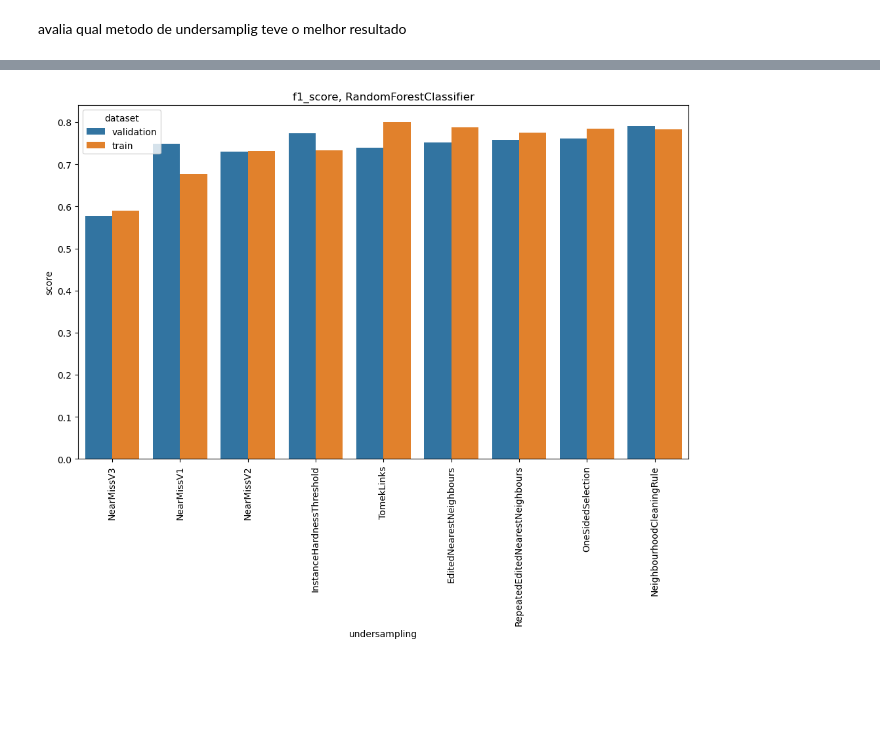
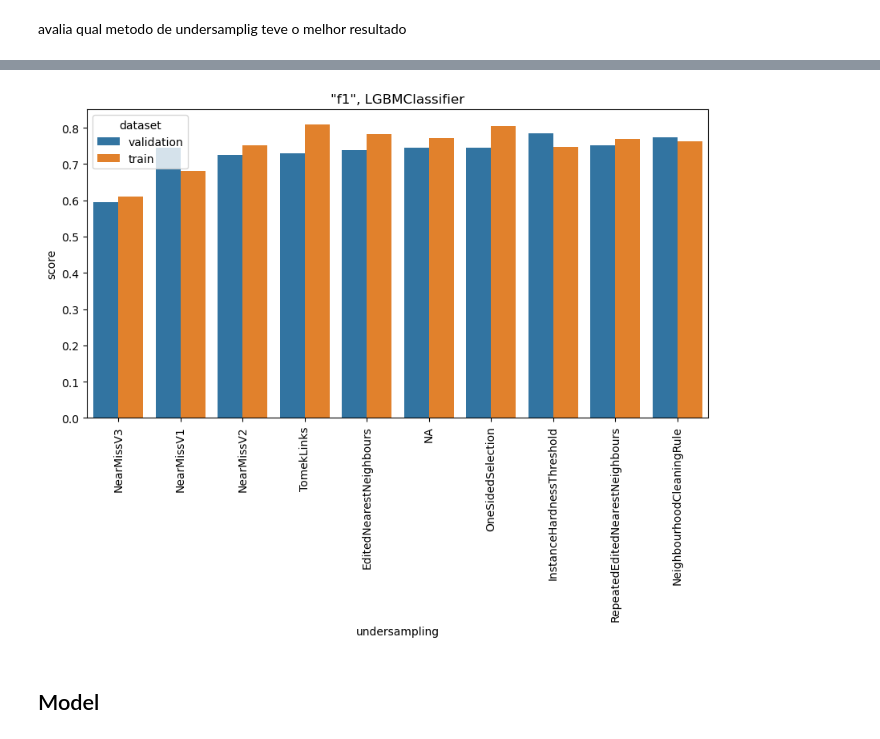
Before and after one commit to gustavoVferrari/kaggle, a Jupyter notebook: Classification/Titanic/notebooks/[4.0] Model Metrics.ipynb, the cells around one changed output, grey strips where cells are left out. Drawn from its saved outputs; the diff is of its cells as text; code cells hidden in the pictures; blank space fills up the shorter version.

```diff
--- a/Classification/Titanic/notebooks/[4.0] Model Metrics.ipynb
+++ b/Classification/Titanic/notebooks/[4.0] Model Metrics.ipynb
@@ -54,19 +80,22 @@ plt.show()
 f1 = pd.read_json("../models/single_model/tables/f1_score.jsonl",
              lines=True,
              orient="records")
-
+f1['timestamp'] = pd.to_datetime(f1['timestamp']).dt.floor('min')
 f1.set_index("timestamp", inplace=True)
 f1.sort_values(by=['score'], inplace=True)
+f1.fillna({'undersampling':'NA'}, inplace=True)
-# %%
-plt.figure(figsize=(12,7))
-sns.barplot(
-    data=f1,
-    x='undersampling',
-    y='score',
-    hue='dataset'
-)
-plt.title(f'{f1['metric_name'].unique()[0]}, {f1['model_name'].unique()[0]}')
-plt.xticks(rotation=90)
-plt.show()
-# %% [output]
-[figure, removed]
+# %%
+plt.figure(figsize=(10,5))
+sns.barplot(
+    data=f1.loc[f1['model_name']==single_model],
+    x='undersampling',
+    y='score',
+    hue='dataset'
+)
+plt.title(f'"f1", {single_model}')
+plt.xticks(rotation=90)
+plt.show()
+# %% [output]
+[figure, added]
+# %% [markdown]
+## Model
```
Also changed, not shown: parts of 20 cells of this notebook, 7 other files.
